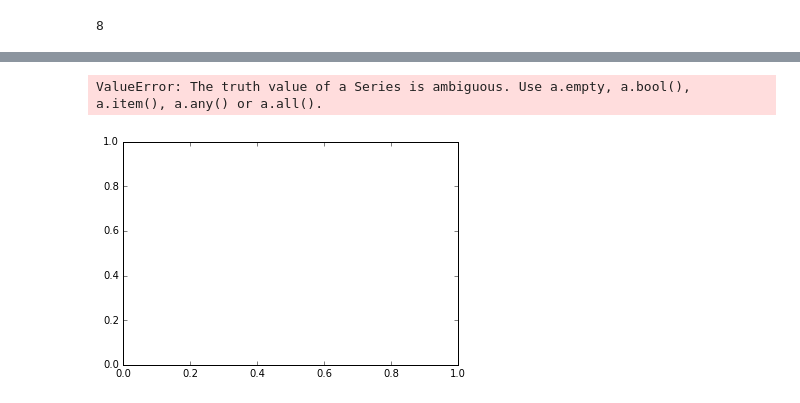
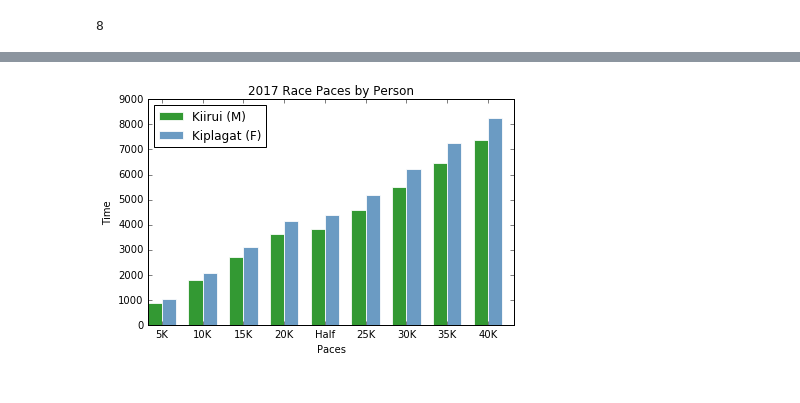
Before and after one commit to Stonberg1/Thinkful, a Jupyter notebook: Capstone Analytic Report.ipynb, the cells around one changed output, grey strips where cells are left out. Cells and saved outputs as stored; diff of their text form; code cells hidden in the pictures.

```diff
--- a/Capstone Analytic Report.ipynb
+++ b/Capstone Analytic Report.ipynb
@@ -97,7 +97,7 @@ df2017 = df2015.replace(d)
 # %%
 # Converting time-duration columns to secs
 
-df2015['5K_sec'] = [get_sec(i) for i in df2015['15K']]
+df2015['5K_sec'] = [get_sec(i) for i in df2015['5K']]
 df2015['10K_sec'] = [get_sec(i) for i in df2015['10K']]
 df2015['15K_sec'] = [get_sec(i) for i in df2015['15K']]
 df2015['20K_sec'] = [get_sec(i) for i in df2015['20K']]
@@ -109,7 +109,7 @@ df2015['40K_sec'] = [get_sec(i) for i in df2015['40K']]
 df2015['Pace_sec'] = [get_sec(i) for i in df2015['Pace']]
 df2015['Official_Time_sec'] = [get_sec(i) for i in df2015['Official Time']]
 
-df2016['5K_sec'] = [get_sec(i) for i in df2016['15K']]
+df2016['5K_sec'] = [get_sec(i) for i in df2016['5K']]
 df2016['10K_sec'] = [get_sec(i) for i in df2016['10K']]
 df2016['15K_sec'] = [get_sec(i) for i in df2016['15K']]
 df2016['20K_sec'] = [get_sec(i) for i in df2016['20K']]
@@ -121,7 +121,7 @@ df2016['40K_sec'] = [get_sec(i) for i in df2016['40K']]
 df2016['Pace_sec'] = [get_sec(i) for i in df2016['Pace']]
 df2016['Official_Time_sec'] = [get_sec(i) for i in df2016['Official Time']]
 
-df2017['5K_sec'] = [get_sec(i) for i in df2017['15K']]
+df2017['5K_sec'] = [get_sec(i) for i in df2017['5K']]
 df2017['10K_sec'] = [get_sec(i) for i in df2017['10K']]
 df2017['15K_sec'] = [get_sec(i) for i in df2017['15K']]
 df2017['20K_sec'] = [get_sec(i) for i in df2017['20K']]
@@ -135,56 +135,55 @@ df2017['Official_Time_sec'] = [get_sec(i) for i in df2017['Official Time']]
 # %%
 # 1
 # Comparisson BAR CHART
 # 2017 Race Paces by Person
 # Visualizing the best individual runners' paces over the whole race
 
-a = df2017['5K_sec'][df2017['Gender'] == 1][df2017['M/F'] == 'M']
-b = df2017['10K_sec'][df2017['Gender'] == 1][df2017['M/F'] == 'M']
-c = df2017['15K_sec'][df2017['Gender'] == 1][df2017['M/F'] == 'M']
-d = df2017['20K_sec'][df2017['Gender'] == 1][df2017['M/F'] == 'M']
-e = df2017['Half_sec'][df2017['Gender'] == 1][df2017['M/F'] == 'M']
-f = df2017['25K_sec'][df2017['Gender'] == 1][df2017['M/F'] == 'M']
-g = df2017['30K_sec'][df2017['Gender'] == 1][df2017['M/F'] == 'M']
-h = df2017['35K_sec'][df2017['Gender'] == 1][df2017['M/F'] == 'M']
-i = df2017['40K_sec'][df2017['Gender'] == 1][df2017['M/F'] == 'M']
+a = df2017['5K_sec'][df2017['Gender'] == 1][df2017['M/F'] == 'M'].values
+b = df2017['10K_sec'][df2017['Gender'] == 1][df2017['M/F'] == 'M'].values
+c = df2017['15K_sec'][df2017['Gender'] == 1][df2017['M/F'] == 'M'].values
+d = df2017['20K_sec'][df2017['Gender'] == 1][df2017['M/F'] == 'M'].values
+e = df2017['Half_sec'][df2017['Gender'] == 1][df2017['M/F'] == 'M'].values
+f = df2017['25K_sec'][df2017['Gender'] == 1][df2017['M/F'] == 'M'].values
+g = df2017['30K_sec'][df2017['Gender'] == 1][df2017['M/F'] == 'M'].values
+h = df2017['35K_sec'][df2017['Gender'] == 1][df2017['M/F'] == 'M'].values
+i = df2017['40K_sec'][df2017['Gender'] == 1][df2017['M/F'] == 'M'].values
 
-j = df2017['5K_sec'][df2017['Gender'] == 1][df2017['M/F'] == 'F']
-k = df2017['10K_sec'][df2017['Gender'] == 1][df2017['M/F'] == 'F']
-l = df2017['15K_sec'][df2017['Gender'] == 1][df2017['M/F'] == 'F']
-m = df2017['20K_sec'][df2017['Gender'] == 1][df2017['M/F'] == 'F']
-n = df2017['Half_sec'][df2017['Gender'] == 1][df2017['M/F'] == 'F']
-o = df2017['25K_sec'][df2017['Gender'] == 1][df2017['M/F'] == 'F']
-p = df2017['30K_sec'][df2017['Gender'] == 1][df2017['M/F'] == 'F']
-q = df2017['35K_sec'][df2017['Gender'] == 1][df2017['M/F'] == 'F']
-r = df2017['40K_sec'][df2017['Gender'] == 1][df2017['M/F'] == 'F']
+j = df2017['5K_sec'][df2017['Gender'] == 1][df2017['M/F'] == 'F'].values
+k = df2017['10K_sec'][df2017['Gender'] == 1][df2017['M/F'] == 'F'].values
+l = df2017['15K_sec'][df2017['Gender'] == 1][df2017['M/F'] == 'F'].values
+m = df2017['20K_sec'][df2017['Gender'] == 1][df2017['M/F'] == 'F'].values
+n = df2017['Half_sec'][df2017['Gender'] == 1][df2017['M/F'] == 'F'].values
+o = df2017['25K_sec'][df2017['Gender'] == 1][df2017['M/F'] == 'F'].values
+p = df2017['30K_sec'][df2017['Gender'] == 1][df2017['M/F'] == 'F'].values
+q = df2017['35K_sec'][df2017['Gender'] == 1][df2017['M/F'] == 'F'].values
+r = df2017['40K_sec'][df2017['Gender'] == 1][df2017['M/F'] == 'F'].values
 
 n_groups = 9
-times_kiplagat = (a, b, c, d, e, f, g, h, i)
-times_kirui = (j, k, l, m, n, o, p, q, r)
+times_kirui = (a, b, c, d, e, f, g, h, i)
+times_kiplagat = (j, k, l, m, n, o, p, q, r)
 
 fig, ax = plt.subplots()
 index = np.arange(n_groups)
 bar_width = 0.35
 opacity = 0.8
 
-rects1 = plt.bar(index, times_kiplagat, bar_width,
+rects1 = plt.bar(index, times_kirui, bar_width,
                  alpha=opacity,
                  color='g',
-                 label='Kiplagat')
+                 label='Kiirui (M)')
 
-rects2 = plt.bar(index + bar_width, times_kirui, bar_width,
+rects2 = plt.bar(index + bar_width, times_kiplagat, bar_width,
                  alpha=opacity,
                  color='steelblue',
-                 label='Kirui')
+                 label='Kiplagat (F)')
 
 plt.xlabel('Paces')
 plt.ylabel('Time')
 plt.title('2017 Race Paces by Person')
 plt.xticks(index + bar_width, ('5K', '10K', '15K', '20K', 'Half', '25K', '30K', '35K', '40K'))
-plt.legend()
+plt.legend(loc=2)
 
 plt.tight_layout()
 plt.show()
 # %% [output]
-ValueError: The truth value of a Series is ambiguous. Use a.empty, a.bool(), a.item(), a.any() or a.all().
-[figure, old version]
+[figure, new version]
```
Also changed, not shown: parts of 6 cells of this notebook.
